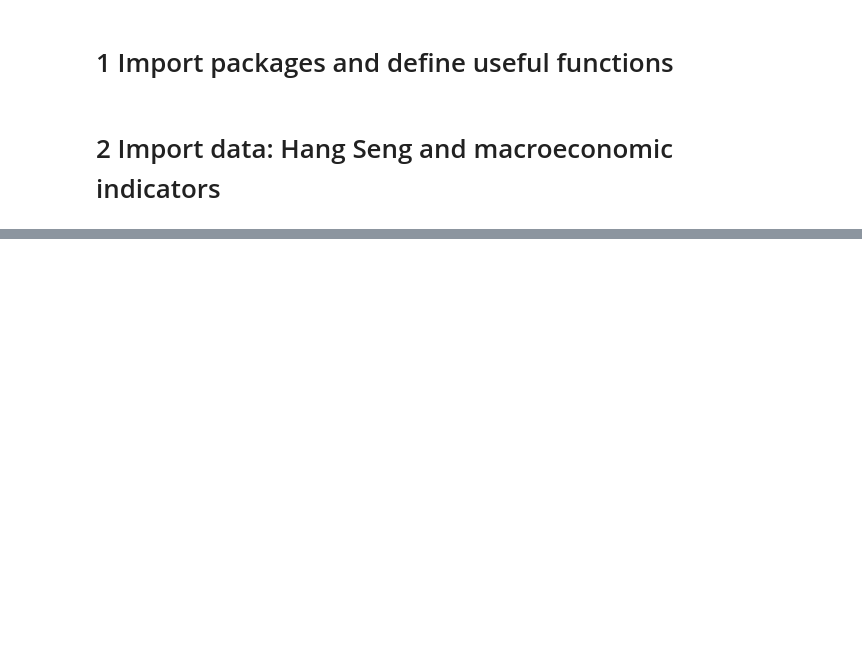
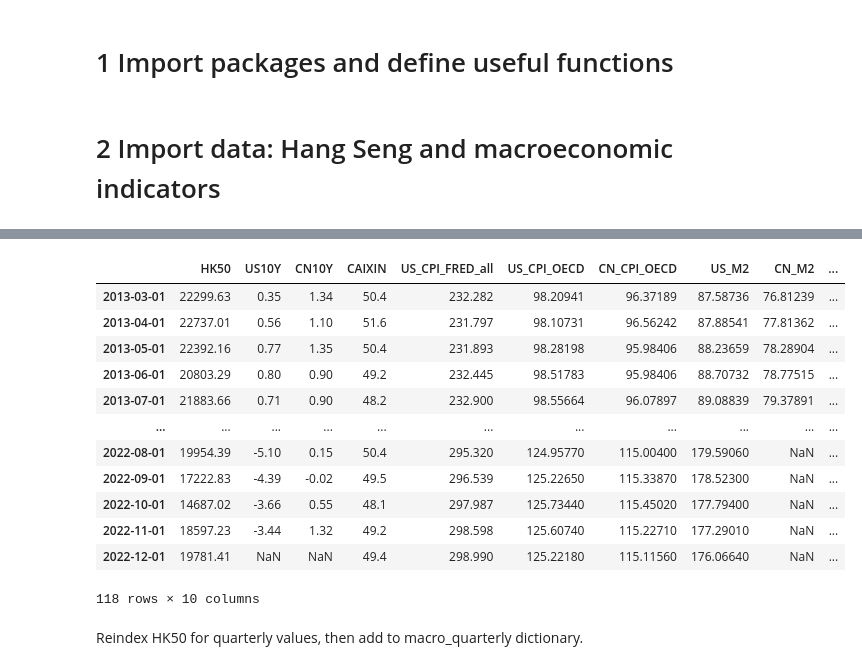
Before and after one commit to jjiaoyuwang/WQU-capstone, a Jupyter notebook: macro-appraisal.ipynb, the cells around one changed output, grey strips where cells are left out. Drawn from its saved outputs; the diff is of its cells as text; code cells hidden in the pictures; blank space fills up the shorter version.

```diff
--- a/macro-appraisal.ipynb
+++ b/macro-appraisal.ipynb
@@ -49,3 +59,11 @@ def equity_d2m(dataframe):
+# %%
+def conv_dt_index_to_M(dataframe):
+    '''
+    Helper script to ensure that all monthly time series are aligned.
+    '''
+
+    dataframe.index = dataframe.index.values.astype('datetime64[M]')
+    return dataframe
 # %% [markdown]
 # 2 Import data: Hang Seng and macroeconomic indicators
 # %%
@@ -100,0 +181,42 @@ CN10Y
+# %%
+HK50_monthly = equity_d2m(HK50)
+# %%
+macro_monthly = {"HK50": HK50_monthly['Price'],
+                 "US10Y": US10Y['US Real 10yr Rate (10yr Benchmark - CPI All Items)'],
+            "CN10Y": CN10Y['China Real 10yr Rate (10yr Benchmark - CPI All Items)'],
+            "CAIXIN": CAIXIN['Caixin China Manufacturing PMI'],
+            "US_CPI_FRED_all": US_CPI_FRED_all['CPIAUCSL'],
+            "US_CPI_OECD": US_CPI_OECD['Index'],
+            "CN_CPI_OECD": CN_CPI_OECD['Index'],
+            "US_M2": US_M2['Index'],
+            "CN_M2": CN_M2['Index'],
+            "EU_M2": EU_M2['Index']}
+
+
+macro_monthly_df = pd.DataFrame()
+macro_monthly_df.index = pd.date_range(start='1947-01-01',end='2023-02-01',freq='MS')
+
+for ind in macro_monthly.keys():
+    macro_monthly_df = pd.concat([macro_monthly_df, macro_monthly[ind]], axis=1)
+
+macro_monthly_df.columns = macro_monthly.keys()
+#macro_monthly_df = macro_monthly_df.dropna()
+macro_monthly_df = macro_monthly_df["03-01-2013":"12-01-2022"]
+# %%
+macro_monthly_df
+# %% [output]
+|  | HK50 | US10Y | CN10Y | CAIXIN | US_CPI_FRED_all | US_CPI_OECD | CN_CPI_OECD | US_M2 | CN_M2 | ... |
+| 2013-03-01 | 22299.63 | 0.35 | 1.34 | 50.4 | 232.282 | 98.20941 | 96.37189 | 87.58736 | 76.81239 | ... |
+| 2013-04-01 | 22737.01 | 0.56 | 1.10 | 51.6 | 231.797 | 98.10731 | 96.56242 | 87.88541 | 77.81362 | ... |
+| 2013-05-01 | 22392.16 | 0.77 | 1.35 | 50.4 | 231.893 | 98.28198 | 95.98406 | 88.23659 | 78.28904 | ... |
+| 2013-06-01 | 20803.29 | 0.80 | 0.90 | 49.2 | 232.445 | 98.51783 | 95.98406 | 88.70732 | 78.77515 | ... |
+| 2013-07-01 | 21883.66 | 0.71 | 0.90 | 48.2 | 232.900 | 98.55664 | 96.07897 | 89.08839 | 79.37891 | ... |
+| ... | ... | ... | ... | ... | ... | ... | ... | ... | ... | ... |
+| 2022-08-01 | 19954.39 | -5.10 | 0.15 | 50.4 | 295.320 | 124.95770 | 115.00400 | 179.59060 | NaN | ... |
+| 2022-09-01 | 17222.83 | -4.39 | -0.02 | 49.5 | 296.539 | 125.22650 | 115.33870 | 178.52300 | NaN | ... |
+| 2022-10-01 | 14687.02 | -3.66 | 0.55 | 48.1 | 297.987 | 125.73440 | 115.45020 | 177.79400 | NaN | ... |
+| 2022-11-01 | 18597.23 | -3.44 | 1.32 | 49.2 | 298.598 | 125.60740 | 115.22710 | 177.29010 | NaN | ... |
+| 2022-12-01 | 19781.41 | NaN | NaN | 49.4 | 298.990 | 125.22180 | 115.11560 | 176.06640 | NaN | ... |
+118 rows × 10 columns
+# %% [markdown]
+Reindex HK50 for quarterly values, then add to macro_quarterly dictionary.
```
Also changed, not shown: parts of 41 cells of this notebook.
